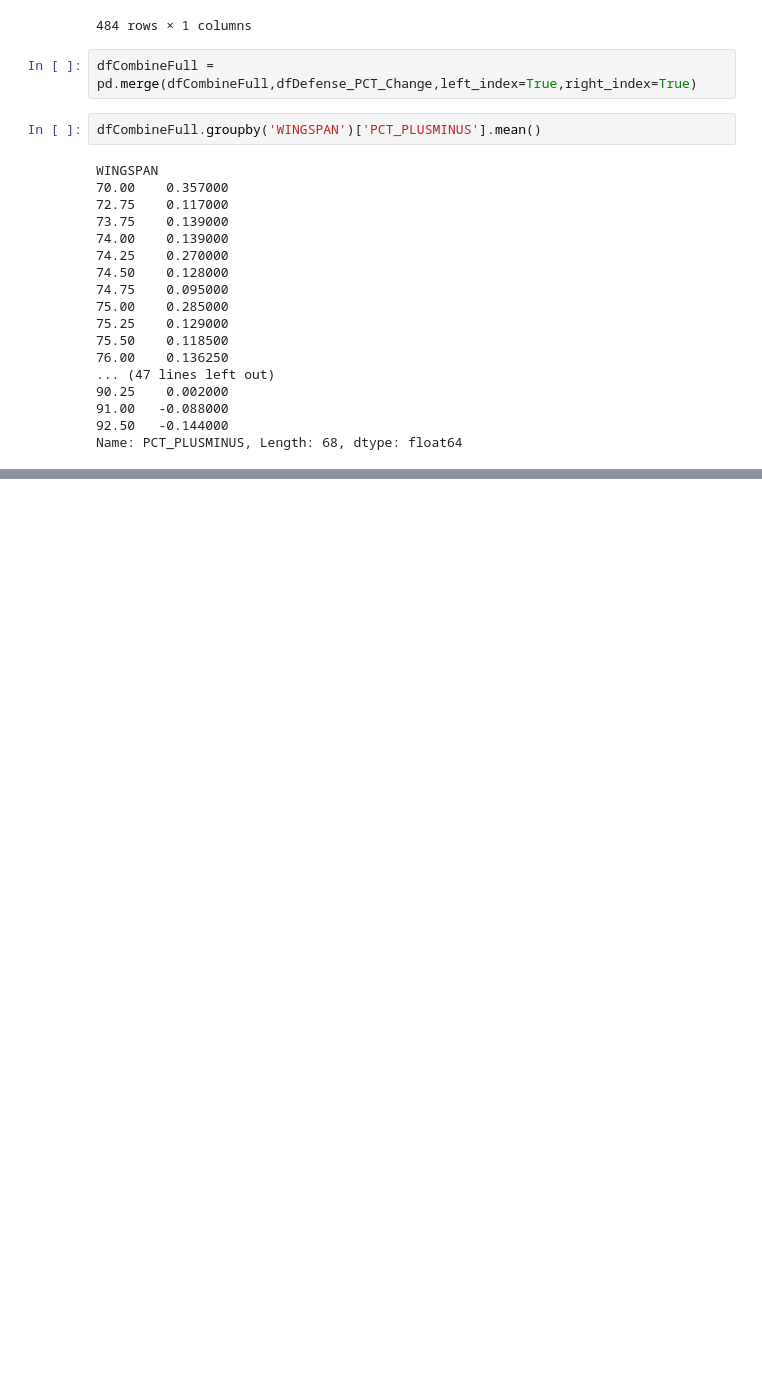
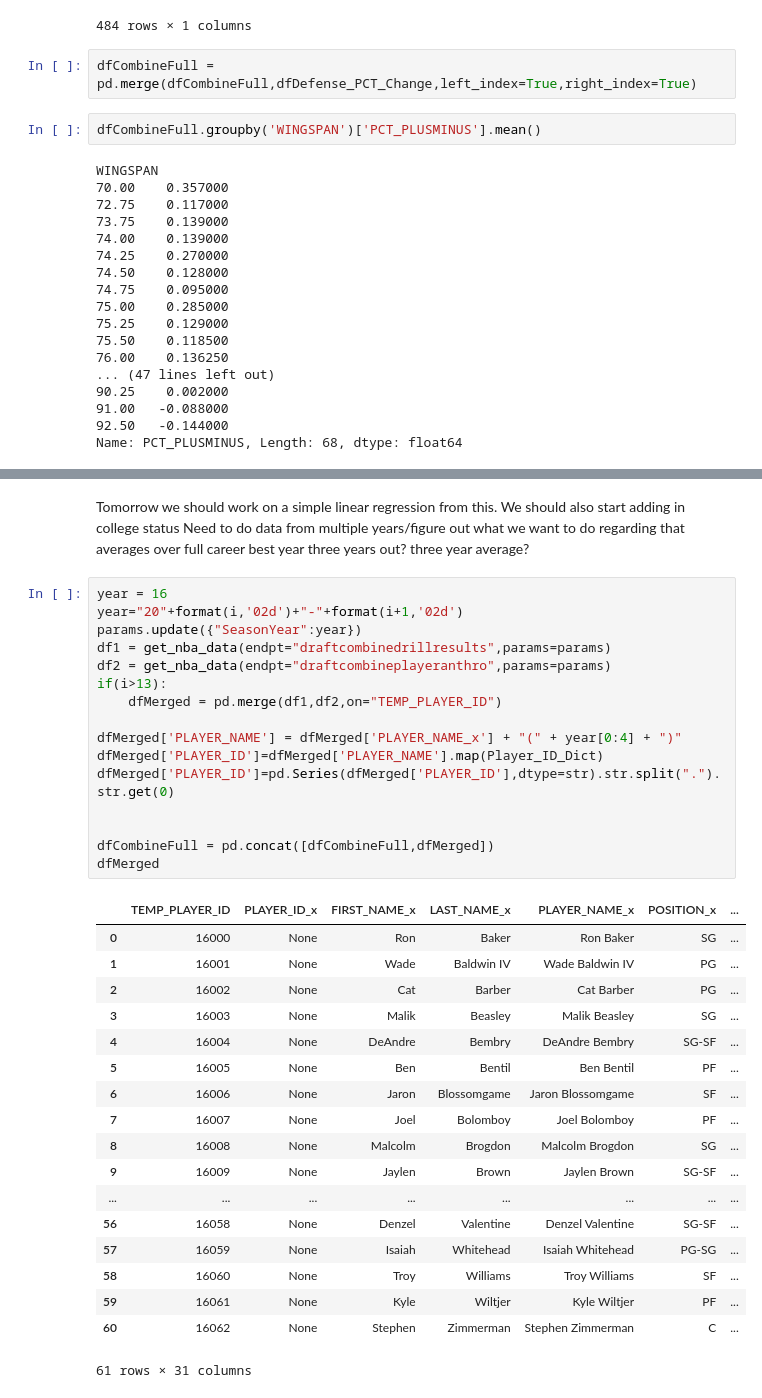
Before and after one commit to dhosk/Spring-2018, a Jupyter notebook: Final_Project_Data_Gathering.ipynb, the cells around one changed output, grey strips where cells are left out. Cells and saved outputs as stored; diff of their text form; blank space fills up the shorter version.

```diff
--- a/Final_Project_Data_Gathering.ipynb
+++ b/Final_Project_Data_Gathering.ipynb
@@ -160,0 +275,43 @@ Name: PCT_PLUSMINUS, Length: 68, dtype: float64
+# %% [markdown]
+Tomorrow we should work on a simple linear regression from this.
+We should also start adding in college status
+Need to do data from multiple years/figure out what we want to do regarding that
+    averages over full career
+    best year
+    three years out?
+    three year average?
+# %%
+year = 16
+year="20"+format(i,'02d')+"-"+format(i+1,'02d')
+params.update({"SeasonYear":year})
+df1 = get_nba_data(endpt="draftcombinedrillresults",params=params)
+df2 = get_nba_data(endpt="draftcombineplayeranthro",params=params)
+if(i>13):
+    dfMerged = pd.merge(df1,df2,on="TEMP_PLAYER_ID")
+
+dfMerged['PLAYER_NAME'] = dfMerged['PLAYER_NAME_x'] + "(" + year[0:4] + ")"
+dfMerged['PLAYER_ID']=dfMerged['PLAYER_NAME'].map(Player_ID_Dict)
+dfMerged['PLAYER_ID']=pd.Series(dfMerged['PLAYER_ID'],dtype=str).str.split(".").str.get(0)
+
+
+dfCombineFull = pd.concat([dfCombineFull,dfMerged])
+dfMerged
+# %% [output]
+|  | TEMP_PLAYER_ID | PLAYER_ID_x | FIRST_NAME_x | LAST_NAME_x | PLAYER_NAME_x | POSITION_x | ... |
+| 0 | 16000 | None | Ron | Baker | Ron Baker | SG | ... |
+| 1 | 16001 | None | Wade | Baldwin IV | Wade Baldwin IV | PG | ... |
+| 2 | 16002 | None | Cat | Barber | Cat Barber | PG | ... |
+| 3 | 16003 | None | Malik | Beasley | Malik Beasley | SG | ... |
+| 4 | 16004 | None | DeAndre | Bembry | DeAndre Bembry | SG-SF | ... |
+| 5 | 16005 | None | Ben | Bentil | Ben Bentil | PF | ... |
+| 6 | 16006 | None | Jaron | Blossomgame | Jaron Blossomgame | SF | ... |
+| 7 | 16007 | None | Joel | Bolomboy | Joel Bolomboy | PF | ... |
+| 8 | 16008 | None | Malcolm | Brogdon | Malcolm Brogdon | SG | ... |
+| 9 | 16009 | None | Jaylen | Brown | Jaylen Brown | SG-SF | ... |
+| ... | ... | ... | ... | ... | ... | ... | ... |
+| 56 | 16058 | None | Denzel | Valentine | Denzel Valentine | SG-SF | ... |
+| 57 | 16059 | None | Isaiah | Whitehead | Isaiah Whitehead | PG-SG | ... |
+| 58 | 16060 | None | Troy | Williams | Troy Williams | SF | ... |
+| 59 | 16061 | None | Kyle | Wiltjer | Kyle Wiltjer | PF | ... |
+| 60 | 16062 | None | Stephen | Zimmerman | Stephen Zimmerman | C | ... |
+61 rows × 31 columns
```
Also changed, not shown: parts of 20 cells of this notebook, 3 other files.
